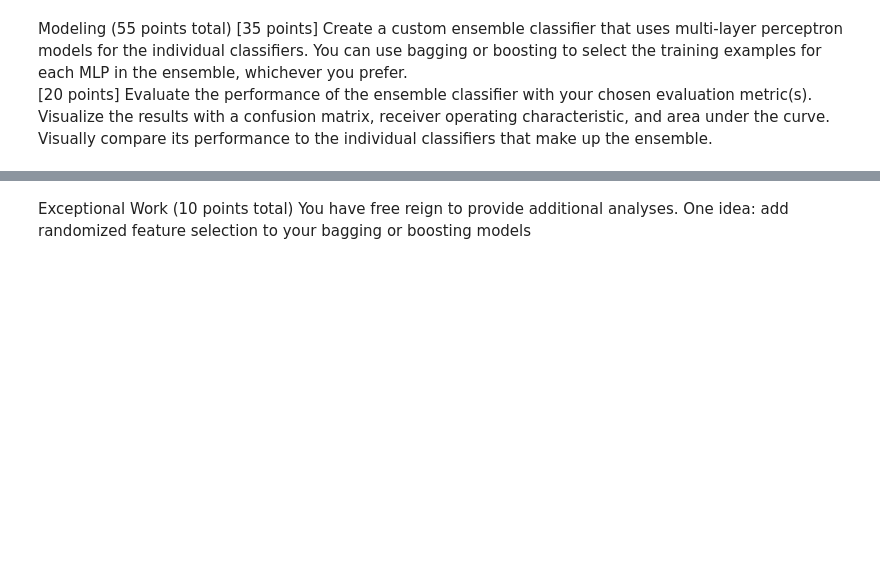
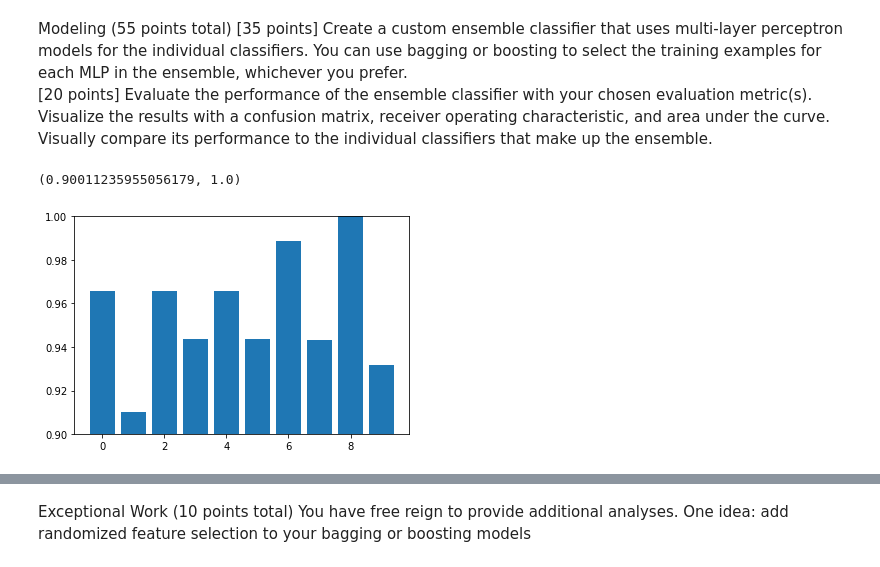
Before and after one commit to LukeWood/LightningMcQueenClassification, a Jupyter notebook: Lab6-Main.ipynb, the cells around one changed output, grey strips where cells are left out. Cells and saved outputs as stored; diff of their text form; code cells hidden in the pictures; blank space fills up the shorter version.

```diff
--- a/Lab6-Main.ipynb
+++ b/Lab6-Main.ipynb
@@ -183,4 +194,31 @@ class MLPEnsemble():
         return avg_proba
 
 mlp = MLPEnsemble(n_classifiers=5, n_samples=0.5)
+# %%
+def score_wrapper(score_f):
+    def _score(y_true, y_pred, **kwargs):
+        #print(confusion_matrix(y_true, y_pred))
+        return score_f(y_true, y_pred, **kwargs)
+    return _score
+
+#select cross validation
+cv = StratifiedShuffleSplit(n_splits=10, test_size=0.05)
+
+#_score = score_wrapper(recall_score)
+#my_scorer = make_scorer(_score, average='micro')
+_score = score_wrapper(weighted_recall_score)
+my_scorer = make_scorer(_score, weight_matrix=weights)
+
+# run model training and cross validation
+per_fold_eval_criteria = cross_val_score(estimator=mlp,
+                                    X=X,
+                                    y=y,
+                                    cv=cv,
+                                    scoring=my_scorer
+                                   )
+plt.bar(range(len(per_fold_eval_criteria)),per_fold_eval_criteria)
+plt.ylim([min(per_fold_eval_criteria)-0.01,max(per_fold_eval_criteria)])
+# %% [output]
+(0.90011235955056179, 1.0)
+[figure, added]
 # %%
```
Also changed, not shown: parts of 3 cells of this notebook.
